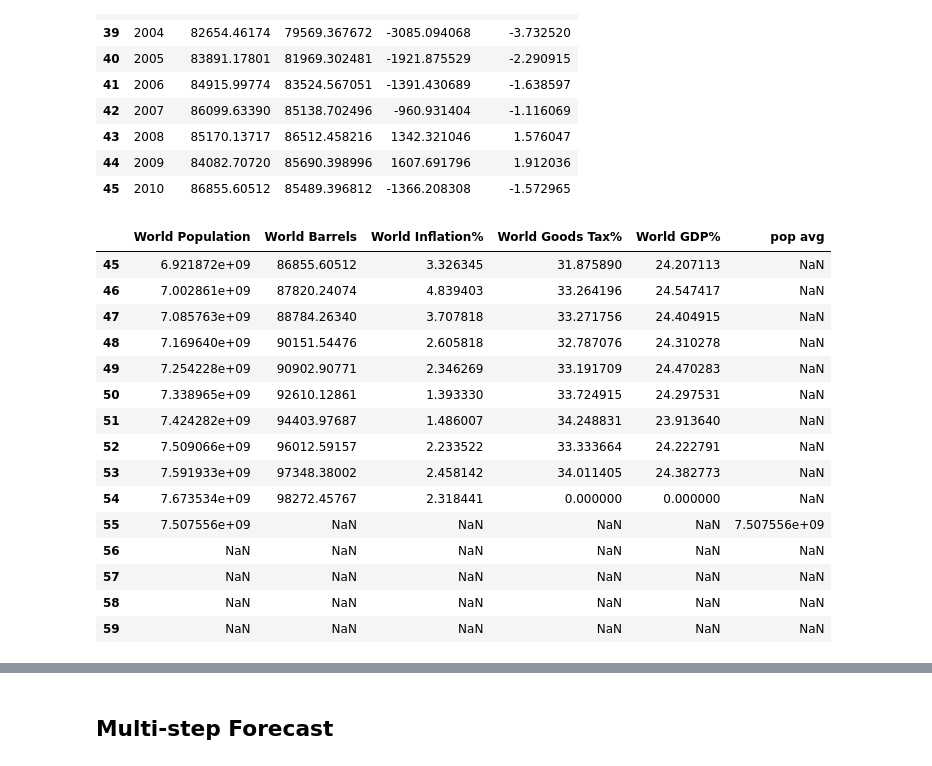
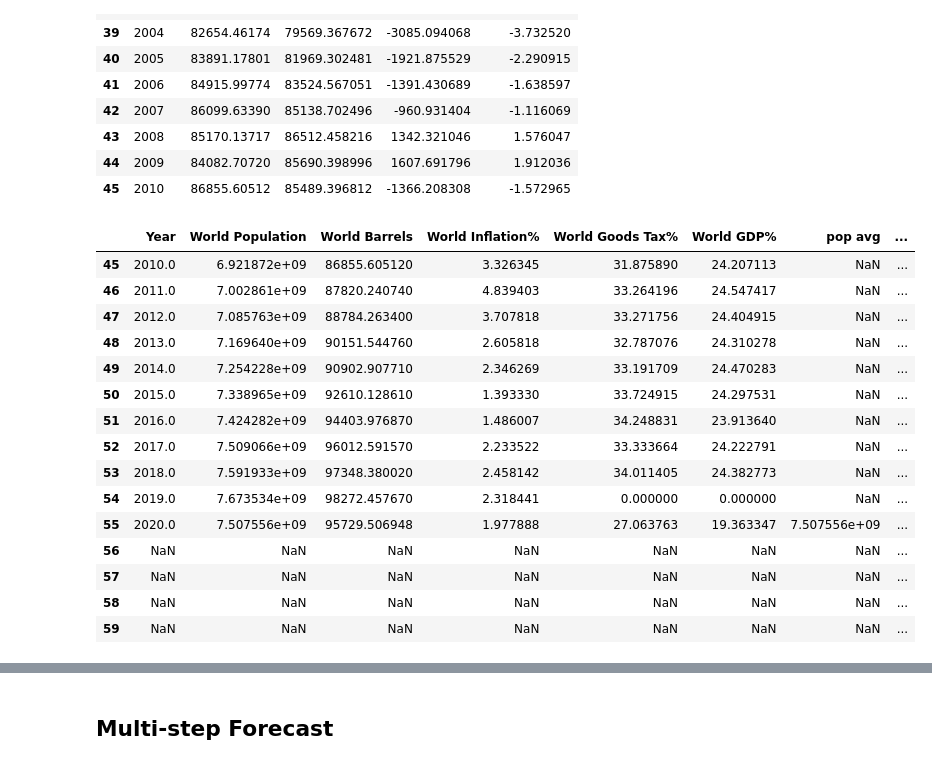
Before and after one commit to minerva-b/Final_Team_Project, a Jupyter notebook: Kmar/Oil_Consum_Regres_ML.ipynb, the cells around one changed output, grey strips where cells are left out. Drawn from its saved outputs; the diff is of its cells as text; code cells hidden in the pictures.

Commit message:
Added rolling avg on features until 2024

```diff
--- a/Kmar/Oil_Consum_Regres_ML.ipynb
+++ b/Kmar/Oil_Consum_Regres_ML.ipynb
@@ -210,41 +210,51 @@ hist_pred_0110_df
 | 44 | 2009 | 84082.70720 | 85690.398996 | 1607.691796 | 1.912036 |
 | 45 | 2010 | 86855.60512 | 85489.396812 | -1366.208308 | -1.572965 |
 # %%
-df = full_merge.loc[full_merge['Year'].between(2010, 2019), ['World Population',
+df = full_merge.loc[full_merge['Year'].between(2010, 2019), ['Year',
+                                                             'World Population',
                                                              'World Barrels',
                                                              'World Inflation%',
                                                              'World Goods Tax%',
                                                              'World GDP%']]
 
 addtlRow = ['55', '56', '57', '58', '59']
 for r in addtlRow:
     df.loc[r] = np.NaN
 
-df["pop avg"] = df.iloc[5:,0].rolling(window=5).mean().shift()
+df["pop avg"] = df.iloc[5:,1].rolling(window=5).mean().shift()
+df["barrl"] = df.iloc[5:,2].rolling(window=5).mean().shift()
+df["infl"] = df.iloc[5:,3].rolling(window=5).mean().shift()
+df["gtax"] = df.iloc[5:,4].rolling(window=5).mean().shift()
+df["wgdp"] = df.iloc[5:,5].rolling(window=5).mean().shift()
 # df.shift(-5, axis = 0)
+df['Year'].iloc[10] = 2020
 df['World Population'].iloc[10] = df['pop avg'].iloc[10]
+df['World Barrels'].iloc[10] = df['barrl'].iloc[10]
+df['World Inflation%'].iloc[10] = df['infl'].iloc[10]
+df['World Goods Tax%'].iloc[10] = df['gtax'].iloc[10]
+df['World GDP%'].iloc[10] = df['wgdp'].iloc[10]
 
 # pop = df.iloc[5:,0].rolling(window=5).mean().shift()
 # barrl = multi_feat.iloc[5:,1].rolling(window=5).mean().shift()
 # infl = multi_feat.iloc[5:,2].rolling(window=5).mean().shift()
 # gtax = multi_feat.iloc[5:,3].rolling(window=5).mean().shift()
 # wgdp = multi_feat.iloc[5:,4].rolling(window=5).mean().shift()
 
 df
 # %% [output]
-|  | World Population | World Barrels | World Inflation% | World Goods Tax% | World GDP% | pop avg |
-| 45 | 6.921872e+09 | 86855.60512 | 3.326345 | 31.875890 | 24.207113 | NaN |
-| 46 | 7.002861e+09 | 87820.24074 | 4.839403 | 33.264196 | 24.547417 | NaN |
-| 47 | 7.085763e+09 | 88784.26340 | 3.707818 | 33.271756 | 24.404915 | NaN |
-| 48 | 7.169640e+09 | 90151.54476 | 2.605818 | 32.787076 | 24.310278 | NaN |
-| 49 | 7.254228e+09 | 90902.90771 | 2.346269 | 33.191709 | 24.470283 | NaN |
-| 50 | 7.338965e+09 | 92610.12861 | 1.393330 | 33.724915 | 24.297531 | NaN |
-| 51 | 7.424282e+09 | 94403.97687 | 1.486007 | 34.248831 | 23.913640 | NaN |
-| 52 | 7.509066e+09 | 96012.59157 | 2.233522 | 33.333664 | 24.222791 | NaN |
-| 53 | 7.591933e+09 | 97348.38002 | 2.458142 | 34.011405 | 24.382773 | NaN |
-| 54 | 7.673534e+09 | 98272.45767 | 2.318441 | 0.000000 | 0.000000 | NaN |
-| 55 | 7.507556e+09 | NaN | NaN | NaN | NaN | 7.507556e+09 |
-| 56 | NaN | NaN | NaN | NaN | NaN | NaN |
-| 57 | NaN | NaN | NaN | NaN | NaN | NaN |
-| 58 | NaN | NaN | NaN | NaN | NaN | NaN |
-| 59 | NaN | NaN | NaN | NaN | NaN | NaN |
+|  | Year | World Population | World Barrels | World Inflation% | World Goods Tax% | World GDP% | pop avg | ... |
+| 45 | 2010.0 | 6.921872e+09 | 86855.605120 | 3.326345 | 31.875890 | 24.207113 | NaN | ... |
+| 46 | 2011.0 | 7.002861e+09 | 87820.240740 | 4.839403 | 33.264196 | 24.547417 | NaN | ... |
+| 47 | 2012.0 | 7.085763e+09 | 88784.263400 | 3.707818 | 33.271756 | 24.404915 | NaN | ... |
+| 48 | 2013.0 | 7.169640e+09 | 90151.544760 | 2.605818 | 32.787076 | 24.310278 | NaN | ... |
+| 49 | 2014.0 | 7.254228e+09 | 90902.907710 | 2.346269 | 33.191709 | 24.470283 | NaN | ... |
+| 50 | 2015.0 | 7.338965e+09 | 92610.128610 | 1.393330 | 33.724915 | 24.297531 | NaN | ... |
+| 51 | 2016.0 | 7.424282e+09 | 94403.976870 | 1.486007 | 34.248831 | 23.913640 | NaN | ... |
+| 52 | 2017.0 | 7.509066e+09 | 96012.591570 | 2.233522 | 33.333664 | 24.222791 | NaN | ... |
+| 53 | 2018.0 | 7.591933e+09 | 97348.380020 | 2.458142 | 34.011405 | 24.382773 | NaN | ... |
+| 54 | 2019.0 | 7.673534e+09 | 98272.457670 | 2.318441 | 0.000000 | 0.000000 | NaN | ... |
+| 55 | 2020.0 | 7.507556e+09 | 95729.506948 | 1.977888 | 27.063763 | 19.363347 | 7.507556e+09 | ... |
+| 56 | NaN | NaN | NaN | NaN | NaN | NaN | NaN | ... |
+| 57 | NaN | NaN | NaN | NaN | NaN | NaN | NaN | ... |
+| 58 | NaN | NaN | NaN | NaN | NaN | NaN | NaN | ... |
+| 59 | NaN | NaN | NaN | NaN | NaN | NaN | NaN | ... |
```
Also changed, not shown: parts of 6 cells of this notebook.
